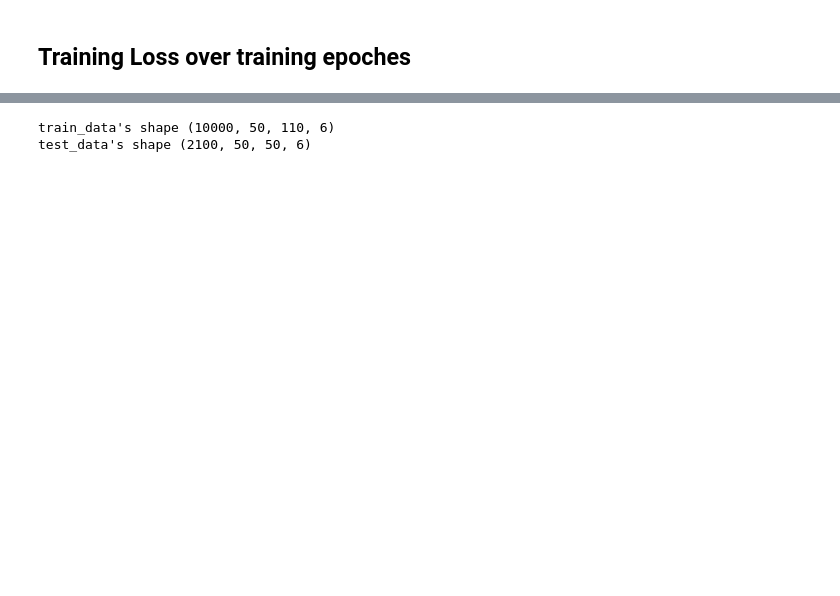
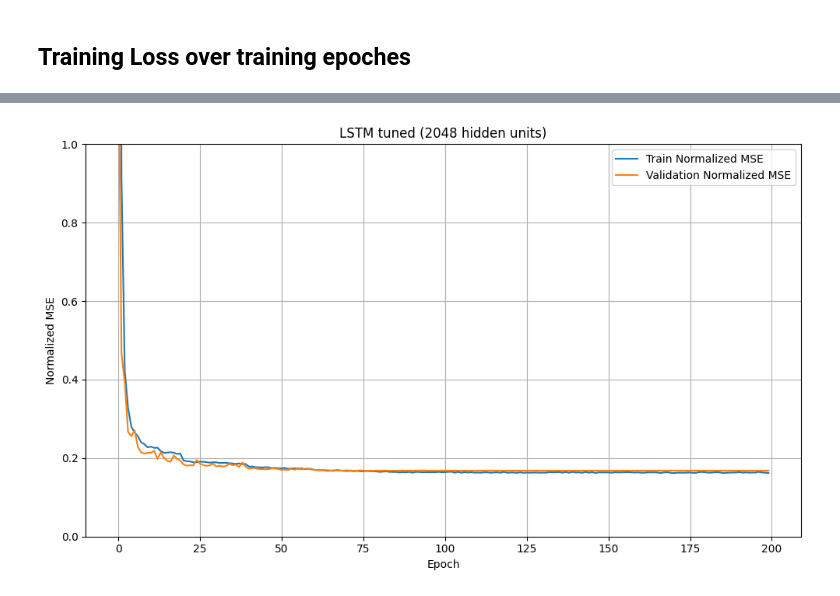
Before and after one commit to m1fisher/cse251b_project, a Jupyter notebook: milestone_part3_plots/part3_plots.ipynb, the cells around one changed output, grey strips where cells are left out. Saved outputs shown, nothing was run; the diff lists cells and outputs as text; code cells hidden in the pictures; blank space fills up the shorter version.

```diff
--- a/milestone_part3_plots/part3_plots.ipynb
+++ b/milestone_part3_plots/part3_plots.ipynb
@@ -31,10 +32,4 @@ plot_loss_over_time('/home/zhaoyang-new/School_Work/cse251b_project/model_outs/G
-# %%
-train_file = np.load('../source/src_data/train.npz')
-train_data = train_file['data']
-print("train_data's shape", train_data.shape)
-test_file = np.load('../source/src_data/test_input.npz')
-test_data = test_file['data']
-print("test_data's shape", test_data.shape)
-# %% [output]
-train_data's shape (10000, 50, 110, 6)
-test_data's shape (2100, 50, 50, 6)
+# %%
+plot_loss_over_time('/home/zhaoyang-new/School_Work/cse251b_project/model_outs/LSTM_2048_tuned/training_epoches.tsv', 'LSTM_tuned_loss_plot.png', 'LSTM tuned (2048 hidden units)')
+# %% [output]
+[figure, added]
```
Also changed, not shown: parts of 27 cells of this notebook, 1 other file.
